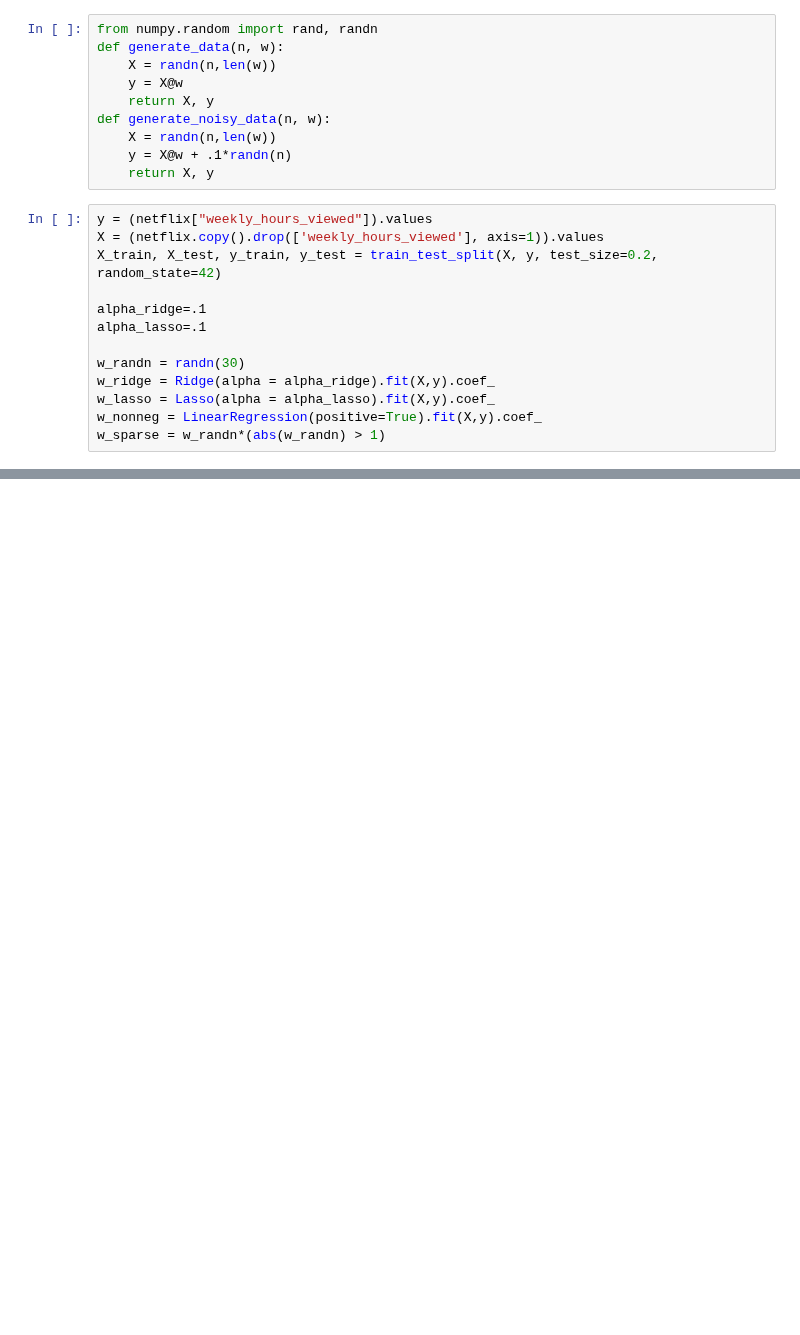
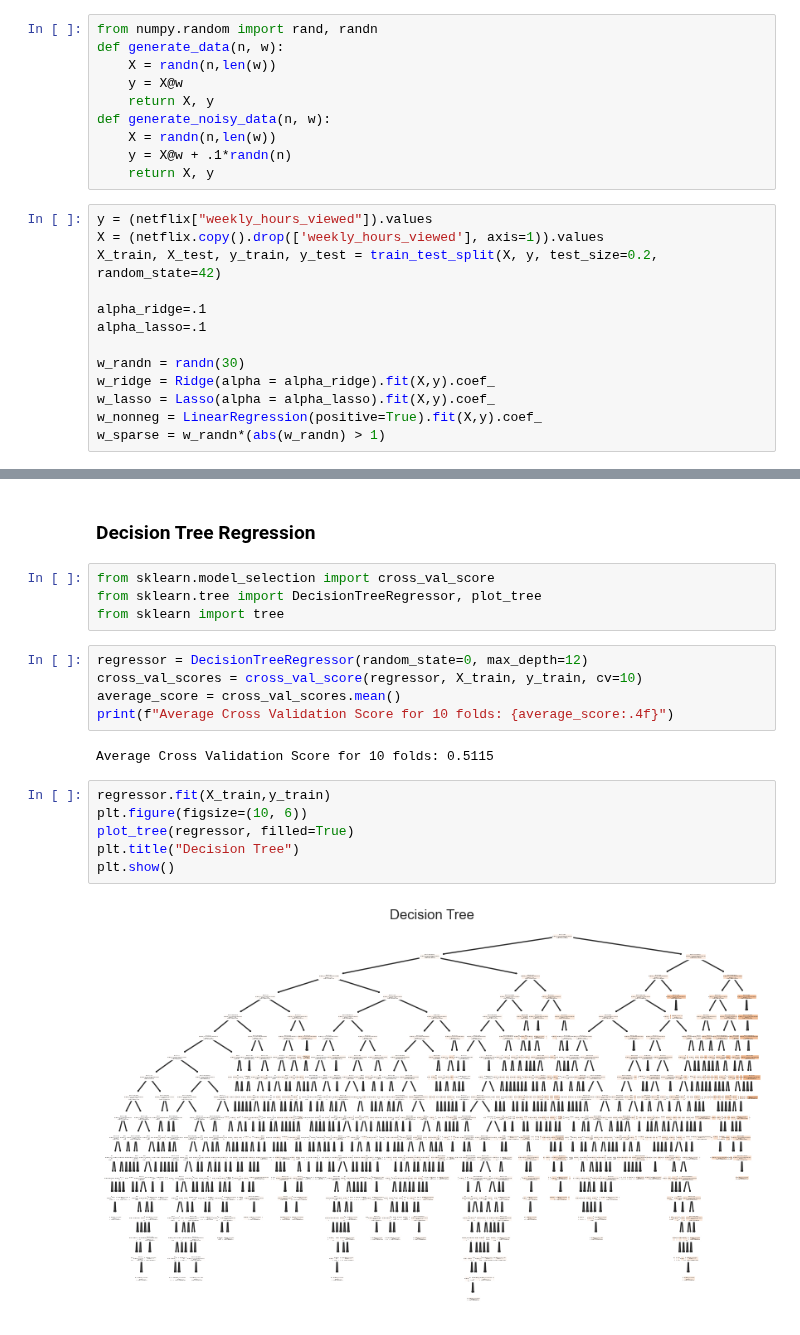
Before and after one commit to adelaidad/ORIE4741FinalProject, a Jupyter notebook: netflix_predictor.ipynb, the cells around one changed output, grey strips where cells are left out. Drawn from its saved outputs; the diff is of its cells as text; blank space fills up the shorter version.

Commit message:
added decision trees

```diff
--- a/netflix_predictor.ipynb
+++ b/netflix_predictor.ipynb
@@ -587,0 +601,21 @@ plt.legend()
+# %% [markdown]
+### Decision Tree Regression
+# %%
+from sklearn.model_selection import cross_val_score
+from sklearn.tree import DecisionTreeRegressor, plot_tree
+from sklearn import tree
+# %%
+regressor = DecisionTreeRegressor(random_state=0, max_depth=12)
+cross_val_scores = cross_val_score(regressor, X_train, y_train, cv=10)
+average_score = cross_val_scores.mean()
+print(f"Average Cross Validation Score for 10 folds: {average_score:.4f}")
+# %% [output]
+Average Cross Validation Score for 10 folds: 0.5115
+# %%
+regressor.fit(X_train,y_train)
+plt.figure(figsize=(10, 6))
+plot_tree(regressor, filled=True)
+plt.title("Decision Tree")
+plt.show()
+# %% [output]
+[figure, added]
```
Also changed, not shown: parts of 19 cells of this notebook.
